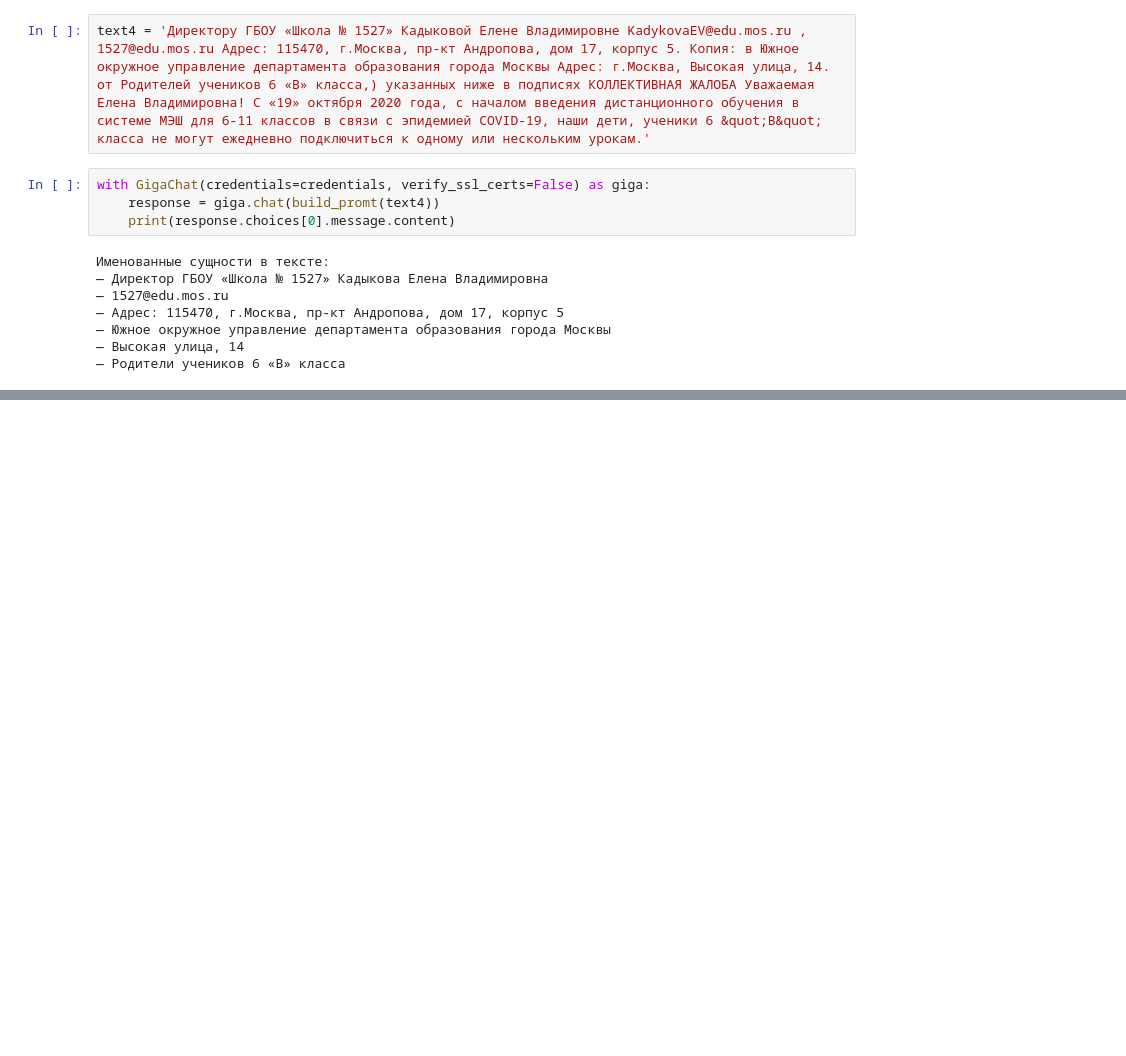
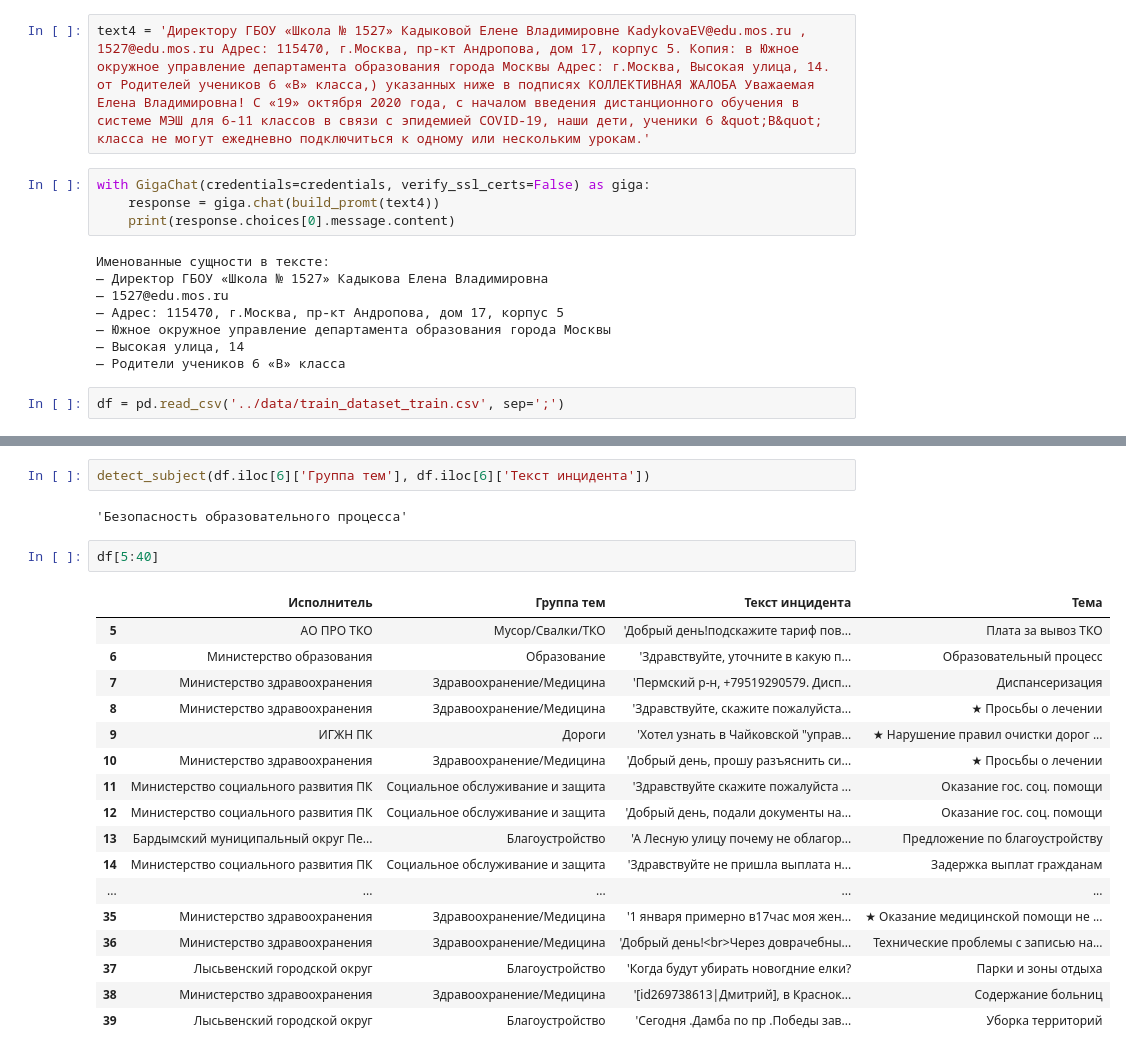
Before and after one commit to denis-gordeev/citizen-requests, a Jupyter notebook: test_ml/giga_chat_test.ipynb, the cells around one changed output, grey strips where cells are left out. Saved outputs shown, nothing was run; the diff lists cells and outputs as text; blank space fills up the shorter version.

```diff
--- a/test_ml/giga_chat_test.ipynb
+++ b/test_ml/giga_chat_test.ipynb
@@ -33,3 +36,5 @@ with GigaChat(credentials=credentials, verify_ssl_certs=False) as giga:
 — Южное окружное управление департамента образования города Москвы
 — Высокая улица, 14
 — Родители учеников 6 «В» класса
+# %%
+df = pd.read_csv('../data/train_dataset_train.csv', sep=';')
@@ -35,0 +158,24 @@ with GigaChat(credentials=credentials, verify_ssl_certs=False) as giga:
+# %%
+detect_subject(df.iloc[6]['Группа тем'], df.iloc[6]['Текст инцидента'])
+# %% [output]
+'Безопасность образовательного процесса'
+# %%
+df[5:40]
+# %% [output]
+|  | Исполнитель | Группа тем | Текст инцидента | Тема |
+| 5 | АО ПРО ТКО | Мусор/Свалки/ТКО | 'Добрый день!подскажите тариф пов... | Плата за вывоз ТКО |
+| 6 | Министерство образования | Образование | 'Здравствуйте, уточните в какую п... | Образовательный процесс |
+| 7 | Министерство здравоохранения | Здравоохранение/Медицина | 'Пермский р-н, +79519290579. Дисп... | Диспансеризация |
+| 8 | Министерство здравоохранения | Здравоохранение/Медицина | 'Здравствуйте, скажите пожалуйста... | ★ Просьбы о лечении |
+| 9 | ИГЖН ПК | Дороги | 'Хотел узнать в Чайковской "управ... | ★ Нарушение правил очистки дорог ... |
+| 10 | Министерство здравоохранения | Здравоохранение/Медицина | 'Добрый день, прошу разъяснить си... | ★ Просьбы о лечении |
+| 11 | Министерство социального развития ПК | Социальное обслуживание и защита | 'Здравствуйте скажите пожалуйста ... | Оказание гос. соц. помощи |
+| 12 | Министерство социального развития ПК | Социальное обслуживание и защита | 'Добрый день, подали документы на... | Оказание гос. соц. помощи |
+| 13 | Бардымский муниципальный округ Пе... | Благоустройство | 'А Лесную улицу почему не облагор... | Предложение по благоустройству |
+| 14 | Министерство социального развития ПК | Социальное обслуживание и защита | 'Здравствуйте не пришла выплата н... | Задержка выплат гражданам |
+| ... | ... | ... | ... | ... |
+| 35 | Министерство здравоохранения | Здравоохранение/Медицина | '1 января примерно в17час моя жен... | ★ Оказание медицинской помощи не ... |
+| 36 | Министерство здравоохранения | Здравоохранение/Медицина | 'Добрый день!<br>Через доврачебны... | Технические проблемы с записью на... |
+| 37 | Лысьвенский городской округ | Благоустройство | 'Когда будут убирать новогдние елки? | Парки и зоны отдыха |
+| 38 | Министерство здравоохранения | Здравоохранение/Медицина | '[id269738613|Дмитрий], в Краснок... | Содержание больниц |
+| 39 | Лысьвенский городской округ | Благоустройство | 'Сегодня .Дамба по пр .Победы зав... | Уборка территорий |
```
Also changed, not shown: parts of 30 cells of this notebook, 3 other files.
